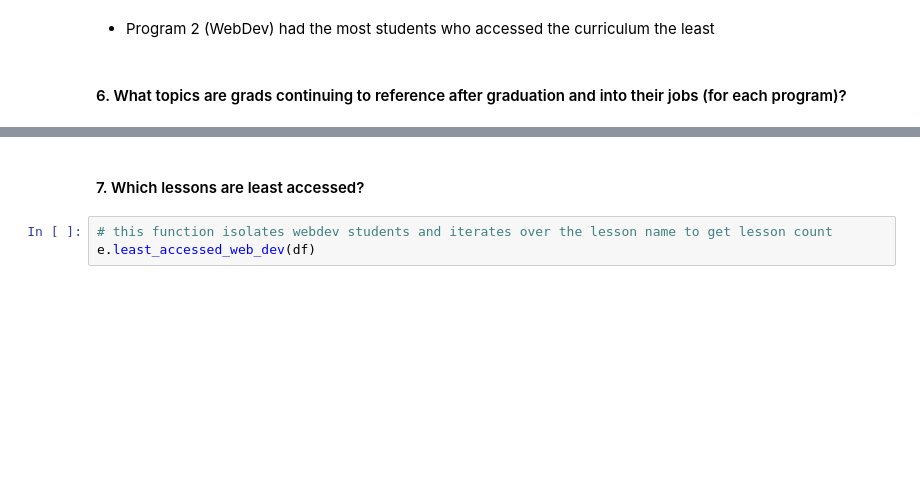
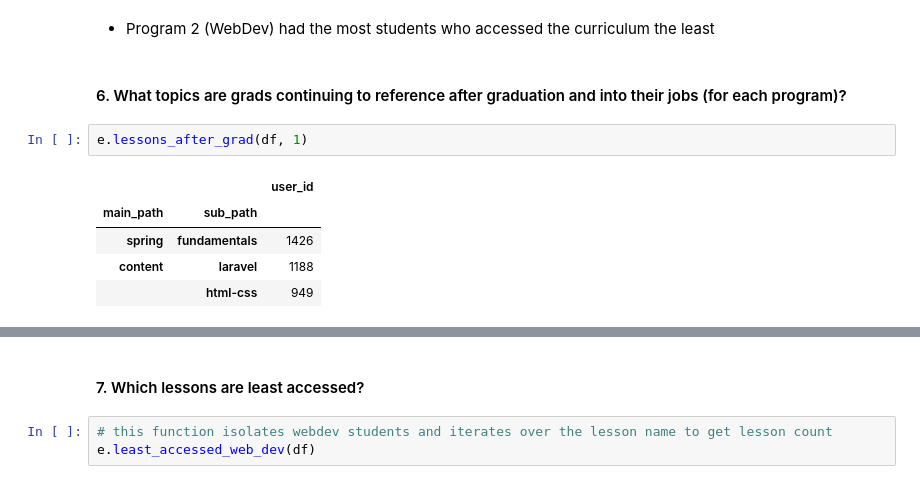
Before and after one commit to duck-detectives/anomaly-project, a Jupyter notebook: final-report.ipynb, the cells around one changed output, grey strips where cells are left out. Cells and saved outputs as stored; diff of their text form; blank space fills up the shorter version.

```diff
--- a/final-report.ipynb
+++ b/final-report.ipynb
@@ -96,3 +139,11 @@ plt.xlabel('Program Id');
 - Program 2 (WebDev) had the most students who accessed the curriculum the least
 # %% [markdown]
 #### 6. What topics are grads continuing to reference after graduation and into their jobs (for each program)?
+# %%
+e.lessons_after_grad(df, 1)
+# %% [output]
+|  |  | user_id |
+| main_path | sub_path |  |
+| spring | fundamentals | 1426 |
+| content | laravel | 1188 |
+|  | html-css | 949 |
```
Also changed, not shown: parts of 6 cells of this notebook, 1 other file.
